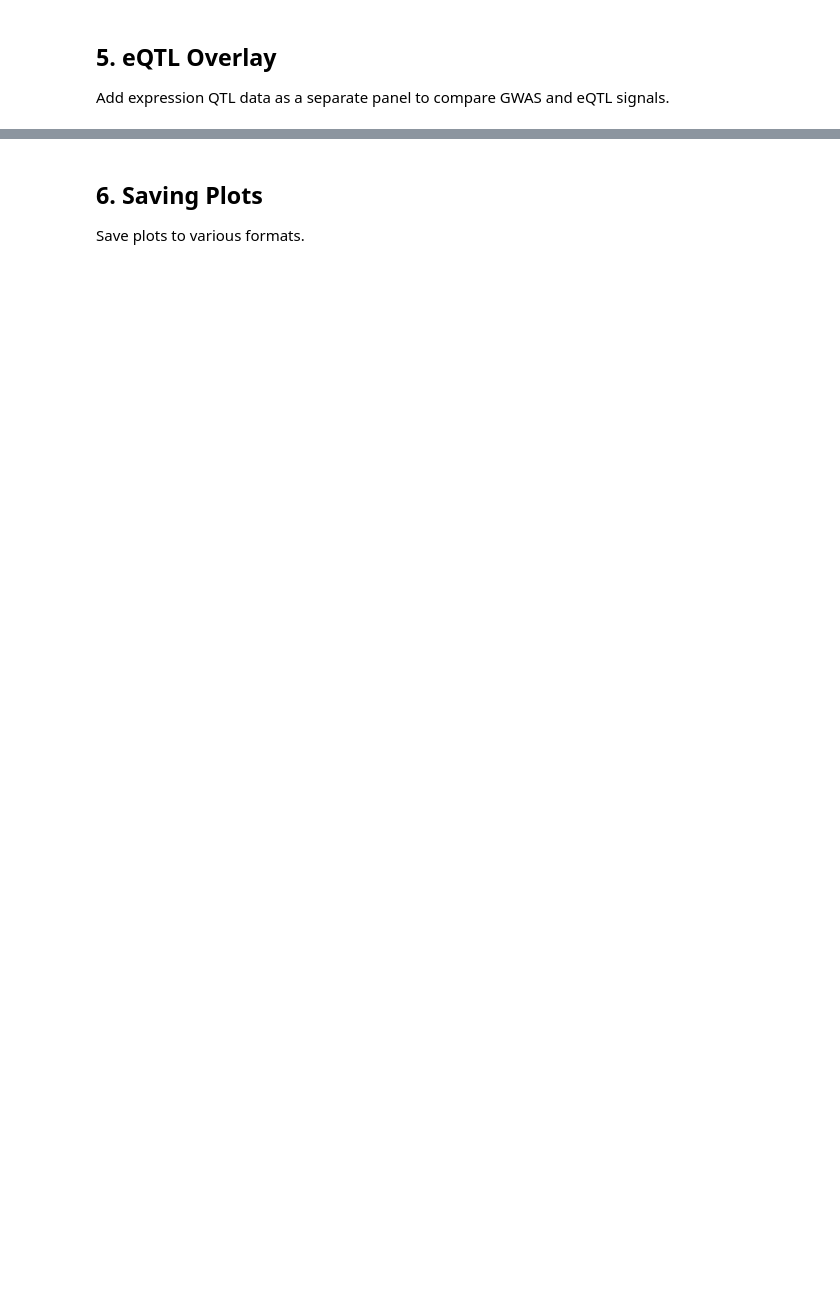
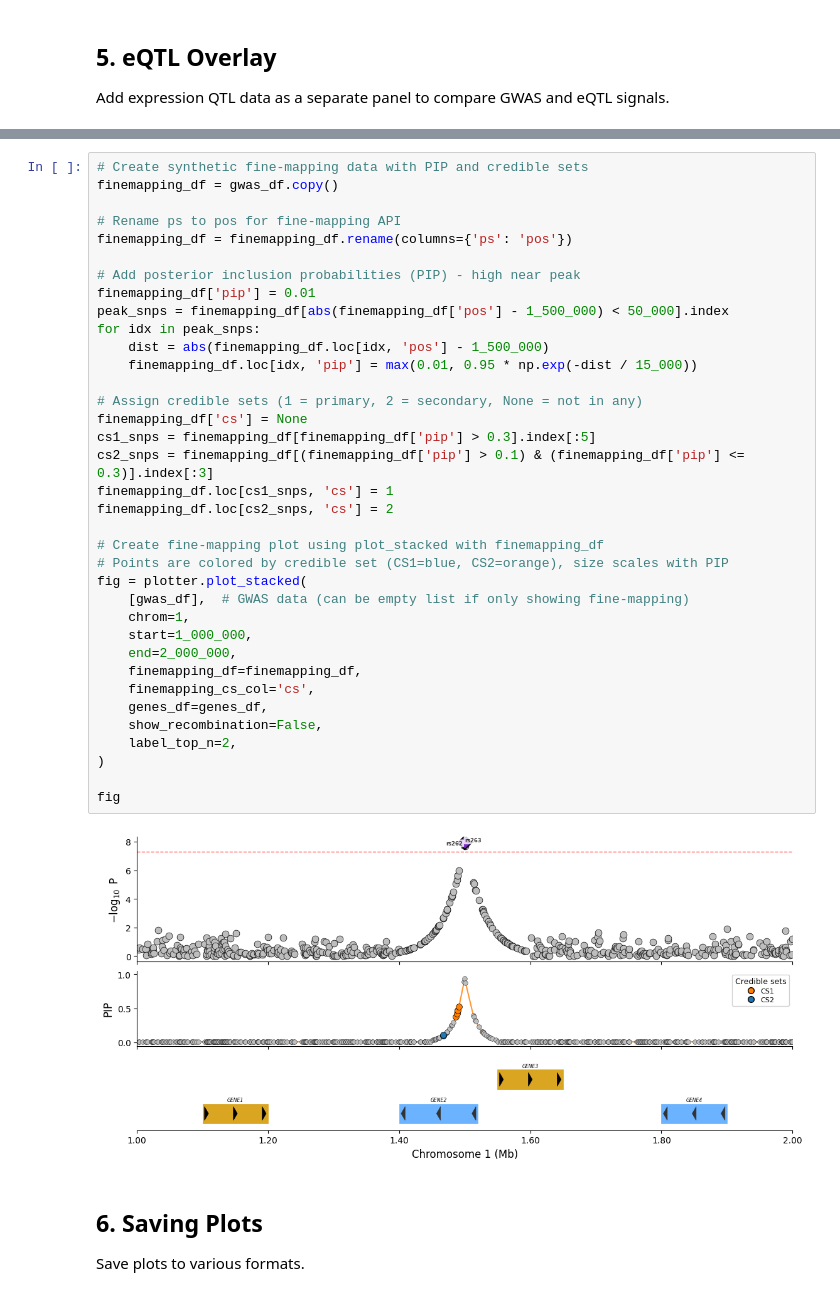
Before and after one commit to michael-denyer/pyLocusZoom, a Jupyter notebook: examples/getting_started.ipynb, the cells around one changed output, grey strips where cells are left out. Drawn from its saved outputs; the diff is of its cells as text; blank space fills up the shorter version.

```diff
--- a/examples/getting_started.ipynb
+++ b/examples/getting_started.ipynb
@@ -163,3 +299,41 @@ fig.show()
+# %%
+# Create synthetic fine-mapping data with PIP and credible sets
+finemapping_df = gwas_df.copy()
+
+# Rename ps to pos for fine-mapping API
+finemapping_df = finemapping_df.rename(columns={'ps': 'pos'})
+
+# Add posterior inclusion probabilities (PIP) - high near peak
+finemapping_df['pip'] = 0.01
+peak_snps = finemapping_df[abs(finemapping_df['pos'] - 1_500_000) < 50_000].index
+for idx in peak_snps:
+    dist = abs(finemapping_df.loc[idx, 'pos'] - 1_500_000)
+    finemapping_df.loc[idx, 'pip'] = max(0.01, 0.95 * np.exp(-dist / 15_000))
+
+# Assign credible sets (1 = primary, 2 = secondary, None = not in any)
+finemapping_df['cs'] = None
+cs1_snps = finemapping_df[finemapping_df['pip'] > 0.3].index[:5]
+cs2_snps = finemapping_df[(finemapping_df['pip'] > 0.1) & (finemapping_df['pip'] <= 0.3)].index[:3]
+finemapping_df.loc[cs1_snps, 'cs'] = 1
+finemapping_df.loc[cs2_snps, 'cs'] = 2
+
+# Create fine-mapping plot using plot_stacked with finemapping_df
+# Points are colored by credible set (CS1=blue, CS2=orange), size scales with PIP
+fig = plotter.plot_stacked(
+    [gwas_df],  # GWAS data (can be empty list if only showing fine-mapping)
+    chrom=1,
+    start=1_000_000,
+    end=2_000_000,
+    finemapping_df=finemapping_df,
+    finemapping_cs_col='cs',
+    genes_df=genes_df,
+    show_recombination=False,
+    label_top_n=2,
+)
+
+fig
+# %% [output]
+[figure, added]
 # %% [markdown]
 ## 6. Saving Plots
 
```
Also changed, not shown: parts of 22 cells of this notebook, 19 other files.
